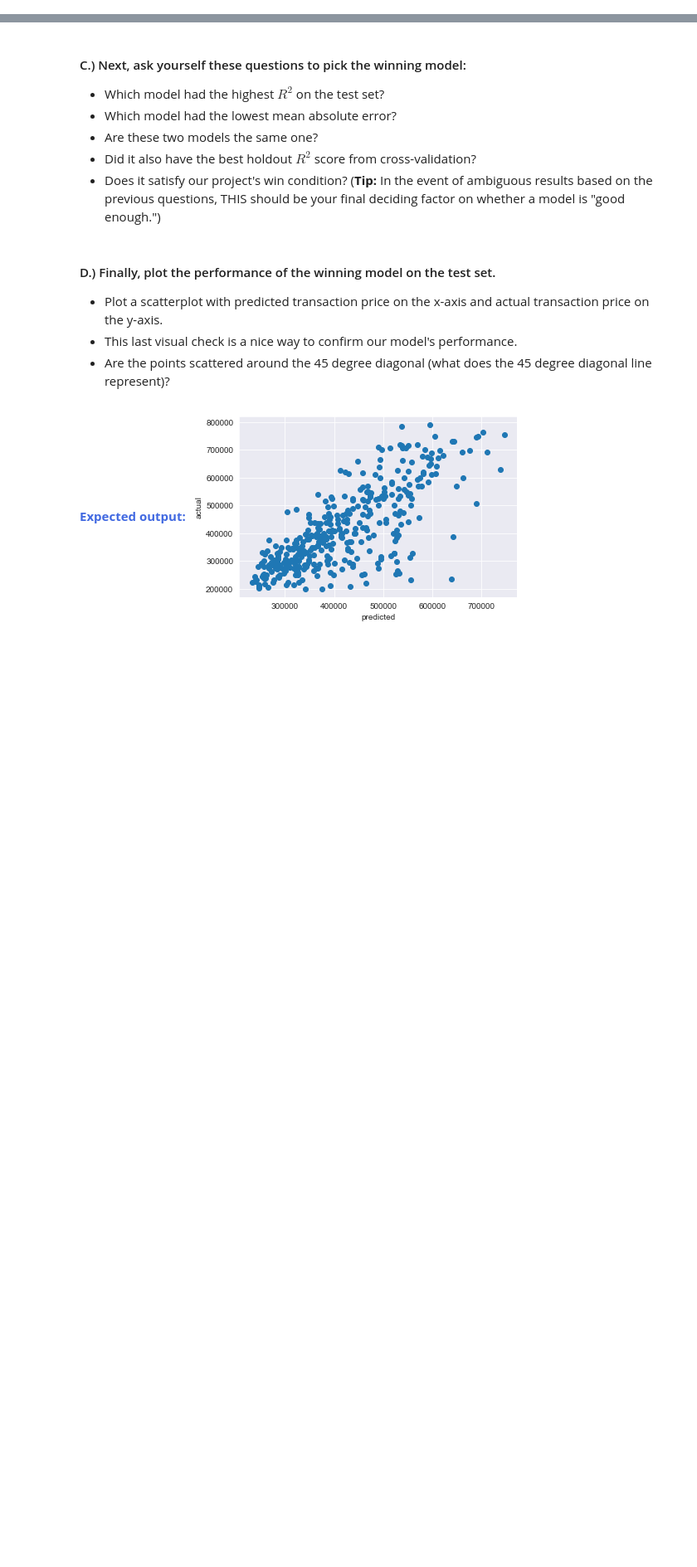
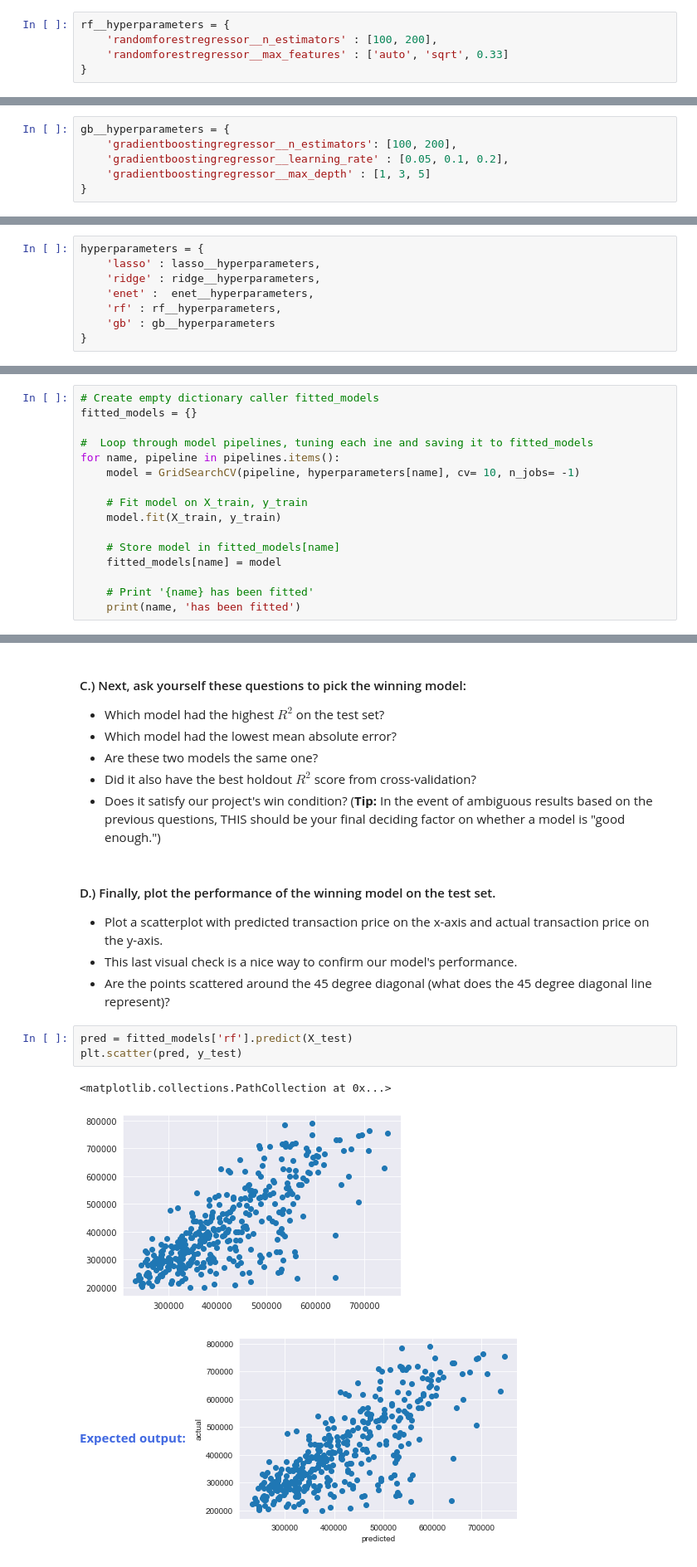
Before and after one commit to cedricsoares/elite_data_science, a Jupyter notebook: 5 - Workbook - Model Training.ipynb, the cells around one changed output, grey strips where cells are left out. Shown at 83% size. Saved outputs shown, nothing was run; the diff lists cells and outputs as text; blank space fills up the shorter version.

Commit message:
finish Model training notebook

```diff
--- a/5 - Workbook - Model Training.ipynb
+++ b/5 - Workbook - Model Training.ipynb
@@ -480,6 +599,11 @@ The second one we'll tune is <code style="color:steelblue; font-weight:bold">max
 
 * Set <code style="color:steelblue"><span style="color:crimson">'randomforestregressor\__n_estimators'</span>: [100, 200]</code>
 * Set <code style="color:steelblue"><span style="color:crimson">'randomforestregressor\__max_features'</span>: ['auto', 'sqrt', 0.33]</code>
+# %%
+rf__hyperparameters = {
+    'randomforestregressor__n_estimators' : [100, 200],
+    'randomforestregressor__max_features' : ['auto', 'sqrt', 0.33]
+}
 # %% [markdown]
 Next, let's declare settings to try for our boosted tree.
 
@@ -488,3 +612,9 @@ Next, let's declare settings to try for our boosted tree.
 * Set <code style="color:steelblue"><span style="color:crimson">'gradientboostingregressor\__n_estimators'</span>: [100, 200]</code>
 * Set <code style="color:steelblue"><span style="color:crimson">'gradientboostingregressor\__learning_rate'</span>: [0.05, 0.1, 0.2]</code>
 * Set <code style="color:steelblue"><span style="color:crimson">'gradientboostingregressor\__max_depth'</span>: [1, 3, 5]</code>
+# %%
+gb__hyperparameters = {
+    'gradientboostingregressor__n_estimators': [100, 200],
+    'gradientboostingregressor__learning_rate' : [0.05, 0.1, 0.2],
+    'gradientboostingregressor__max_depth' : [1, 3, 5]
+}
@@ -497,6 +631,14 @@ Now that we have all of our hyperparameters declared, let's store them in a dict
 * Set the values to the corresponding **hyperparameter grids** we've been declaring throughout this module.
     * e.g. <code style="color:steelblue"><span style="color:crimson">'rf'</span> : rf_hyperparameters</code>
     * e.g. <code style="color:steelblue"><span style="color:crimson">'lasso'</span> : lasso_hyperparameters</code>
+# %%
+hyperparameters = {
+    'lasso' : lasso__hyperparameters,
+    'ridge' : ridge__hyperparameters,
+    'enet' :  enet__hyperparameters,
+    'rf' : rf__hyperparameters,
+    'gb' : gb__hyperparameters
+}
 # %% [markdown]
 #### D.) Finally, run this code to check that <code style="color:steelblue">hyperparameters</code> is set up correctly.
 # %%
@@ -529,3 +677,19 @@ Similar to how we created dictionaries for our pipelines and hyperparameter grid
 * **Tip:** We've started you off with some code.
 
 This step can take a few minutes, so please be patient.
+# %%
+# Create empty dictionary caller fitted_models
+fitted_models = {}
+
+#  Loop through model pipelines, tuning each ine and saving it to fitted_models
+for name, pipeline in pipelines.items():
+    model = GridSearchCV(pipeline, hyperparameters[name], cv= 10, n_jobs= -1)
+
+    # Fit model on X_train, y_train
+    model.fit(X_train, y_train)
+
+    # Store model in fitted_models[name]
+    fitted_models[name] = model
+
+    # Print '{name} has been fitted'
+    print(name, 'has been fitted')
@@ -630,6 +852,12 @@ MAE: 71245.11216404787
 * Plot a scatterplot with predicted transaction price on the x-axis and actual transaction price on the y-axis.
 * This last visual check is a nice way to confirm our model's performance.
 * Are the points scattered around the 45 degree diagonal (what does the 45 degree diagonal line represent)?
+# %%
+pred = fitted_models['rf'].predict(X_test)
+plt.scatter(pred, y_test)
+# %% [output]
+<matplotlib.collections.PathCollection at 0x...>
+[figure, added]
 # %% [markdown]
 <strong style="color:RoyalBlue">Expected output:</strong>
 <img src="embedded-picture-1">
```
Also changed, not shown: parts of 27 cells of this notebook, 1 other file.
